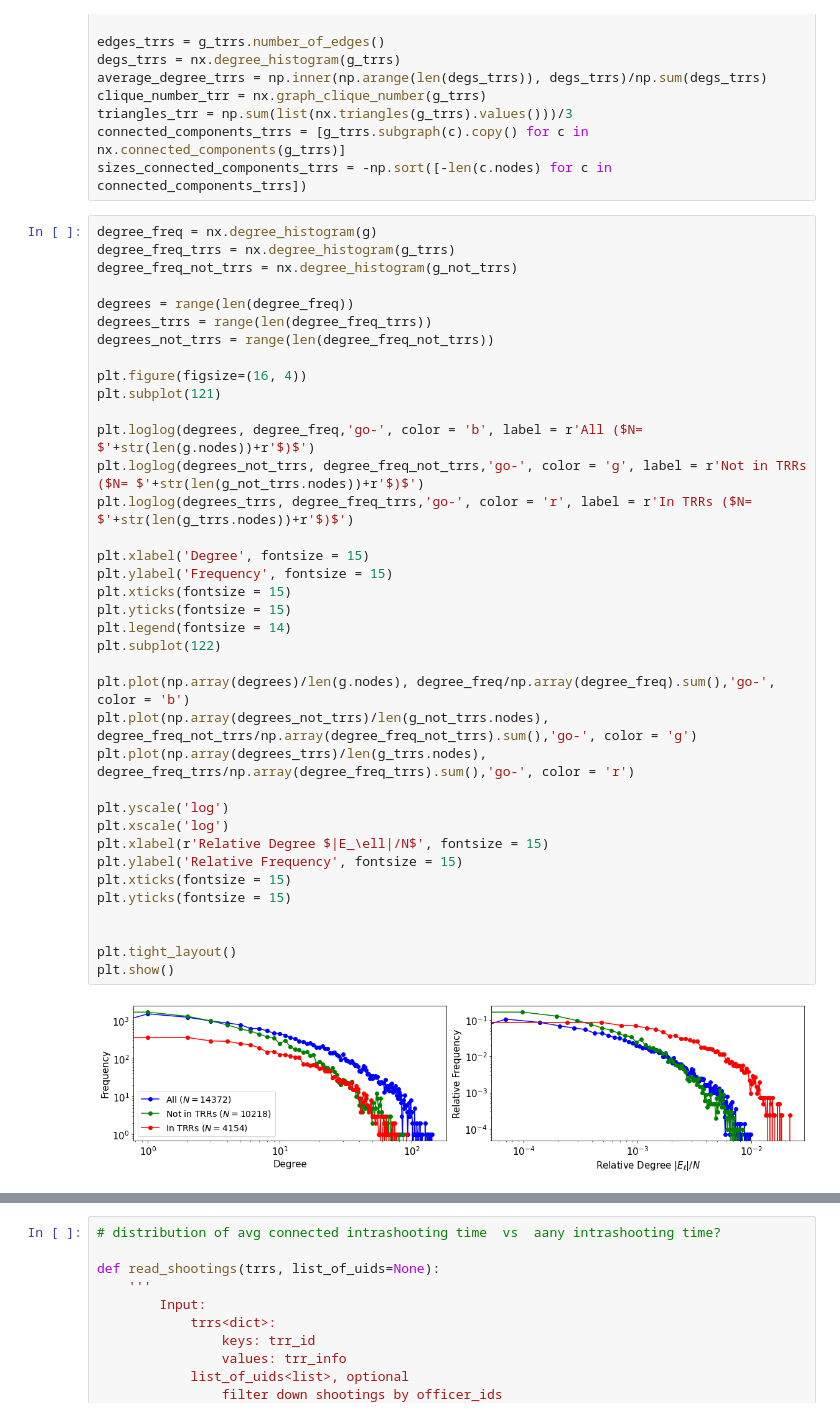
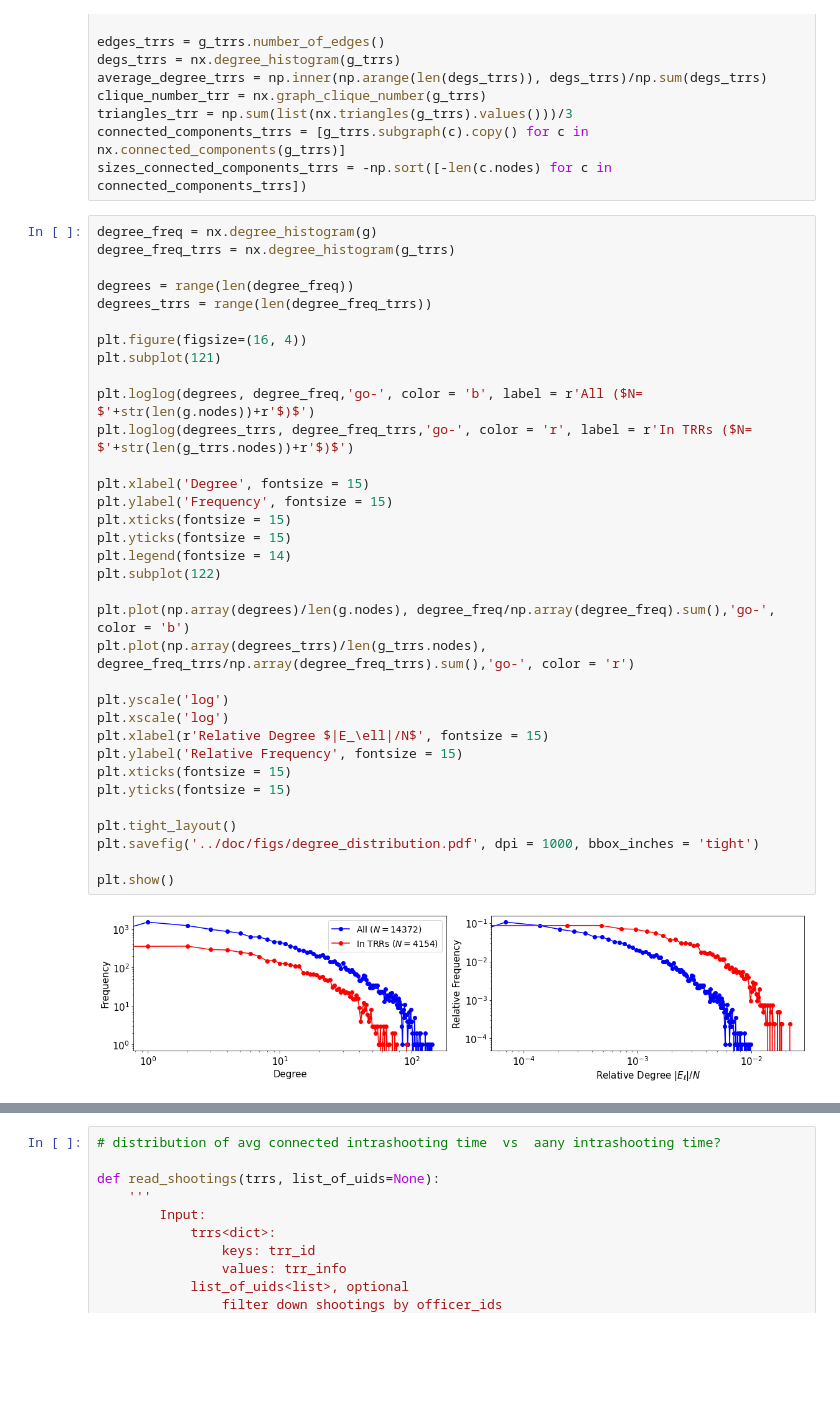
Before and after one commit to chicago-police-violence/data, a Jupyter notebook: examples/example_network.ipynb, the cells around one changed output, grey strips where cells are left out. Saved outputs shown, nothing was run; the diff lists cells and outputs as text; blank space fills up the shorter version.

```diff
--- a/examples/example_network.ipynb
+++ b/examples/example_network.ipynb
@@ -54,39 +54,36 @@ sizes_connected_components_trrs = -np.sort([-len(c.nodes) for c in connected_com
 # %%
 degree_freq = nx.degree_histogram(g)
 degree_freq_trrs = nx.degree_histogram(g_trrs)
-degree_freq_not_trrs = nx.degree_histogram(g_not_trrs)
 
 degrees = range(len(degree_freq))
 degrees_trrs = range(len(degree_freq_trrs))
-degrees_not_trrs = range(len(degree_freq_not_trrs))
 
 plt.figure(figsize=(16, 4))
 plt.subplot(121)
 
 plt.loglog(degrees, degree_freq,'go-', color = 'b', label = r'All ($N= $'+str(len(g.nodes))+r'$)$')
-plt.loglog(degrees_not_trrs, degree_freq_not_trrs,'go-', color = 'g', label = r'Not in TRRs ($N= $'+str(len(g_not_trrs.nodes))+r'$)$')
 plt.loglog(degrees_trrs, degree_freq_trrs,'go-', color = 'r', label = r'In TRRs ($N= $'+str(len(g_trrs.nodes))+r'$)$')
 
 plt.xlabel('Degree', fontsize = 15)
 plt.ylabel('Frequency', fontsize = 15)
 plt.xticks(fontsize = 15)
 plt.yticks(fontsize = 15)
 plt.legend(fontsize = 14)
 plt.subplot(122)
 
 plt.plot(np.array(degrees)/len(g.nodes), degree_freq/np.array(degree_freq).sum(),'go-', color = 'b')
-plt.plot(np.array(degrees_not_trrs)/len(g_not_trrs.nodes), degree_freq_not_trrs/np.array(degree_freq_not_trrs).sum(),'go-', color = 'g')
 plt.plot(np.array(degrees_trrs)/len(g_trrs.nodes), degree_freq_trrs/np.array(degree_freq_trrs).sum(),'go-', color = 'r')
 
 plt.yscale('log')
 plt.xscale('log')
 plt.xlabel(r'Relative Degree $|E_\ell|/N$', fontsize = 15)
 plt.ylabel('Relative Frequency', fontsize = 15)
 plt.xticks(fontsize = 15)
 plt.yticks(fontsize = 15)
 
+plt.tight_layout()
+plt.savefig('../doc/figs/degree_distribution.pdf', dpi = 1000, bbox_inches = 'tight')
 
-plt.tight_layout()
 plt.show()
 # %% [output]
-[figure, old version]
+[figure, new version]
```
Also changed, not shown: parts of 4 cells of this notebook, 3 other files.
